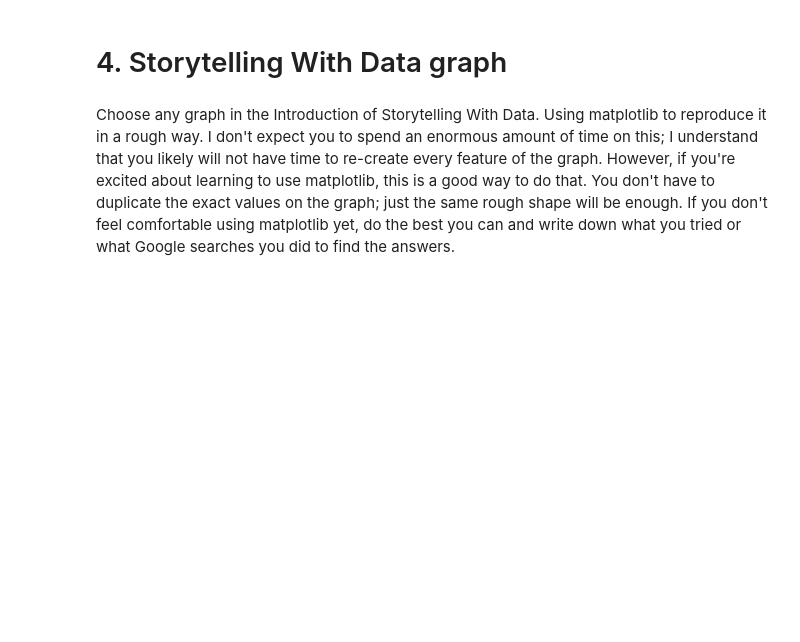
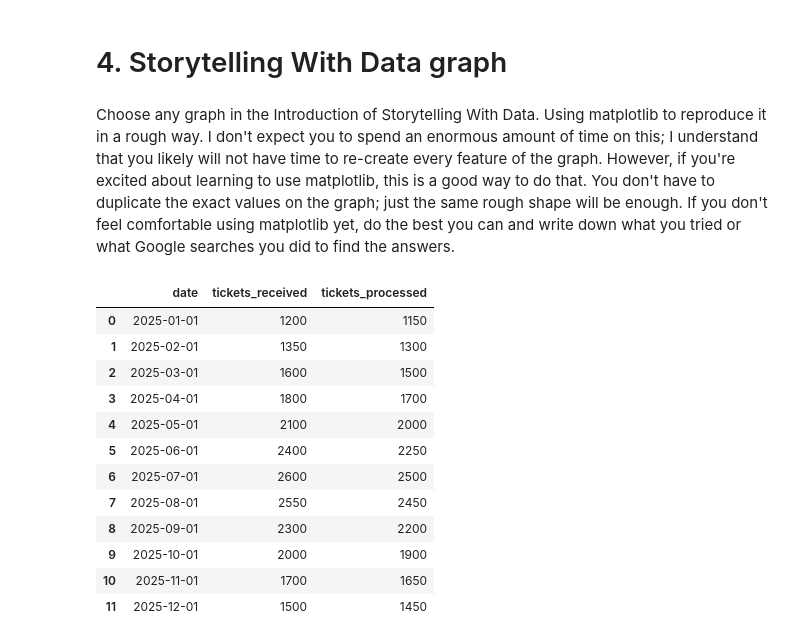
Before and after one commit to Haleymussary00/Module-B-semester-2, a Jupyter notebook: Week1.ipynb, the cells around one changed output. Saved outputs shown, nothing was run; the diff lists cells and outputs as text; code cells hidden in the pictures; blank space fills up the shorter version.

```diff
--- a/Week1.ipynb
+++ b/Week1.ipynb
@@ -657,0 +705,16 @@ Choose any graph in the Introduction of Storytelling With Data.  Using matplotli
+# %%
+ticket_trend_df
+# %% [output]
+|  | date | tickets_received | tickets_processed |
+| 0 | 2025-01-01 | 1200 | 1150 |
+| 1 | 2025-02-01 | 1350 | 1300 |
+| 2 | 2025-03-01 | 1600 | 1500 |
+| 3 | 2025-04-01 | 1800 | 1700 |
+| 4 | 2025-05-01 | 2100 | 2000 |
+| 5 | 2025-06-01 | 2400 | 2250 |
+| 6 | 2025-07-01 | 2600 | 2500 |
+| 7 | 2025-08-01 | 2550 | 2450 |
+| 8 | 2025-09-01 | 2300 | 2200 |
+| 9 | 2025-10-01 | 2000 | 1900 |
+| 10 | 2025-11-01 | 1700 | 1650 |
+| 11 | 2025-12-01 | 1500 | 1450 |
```
Also changed, not shown: parts of 10 cells of this notebook.
